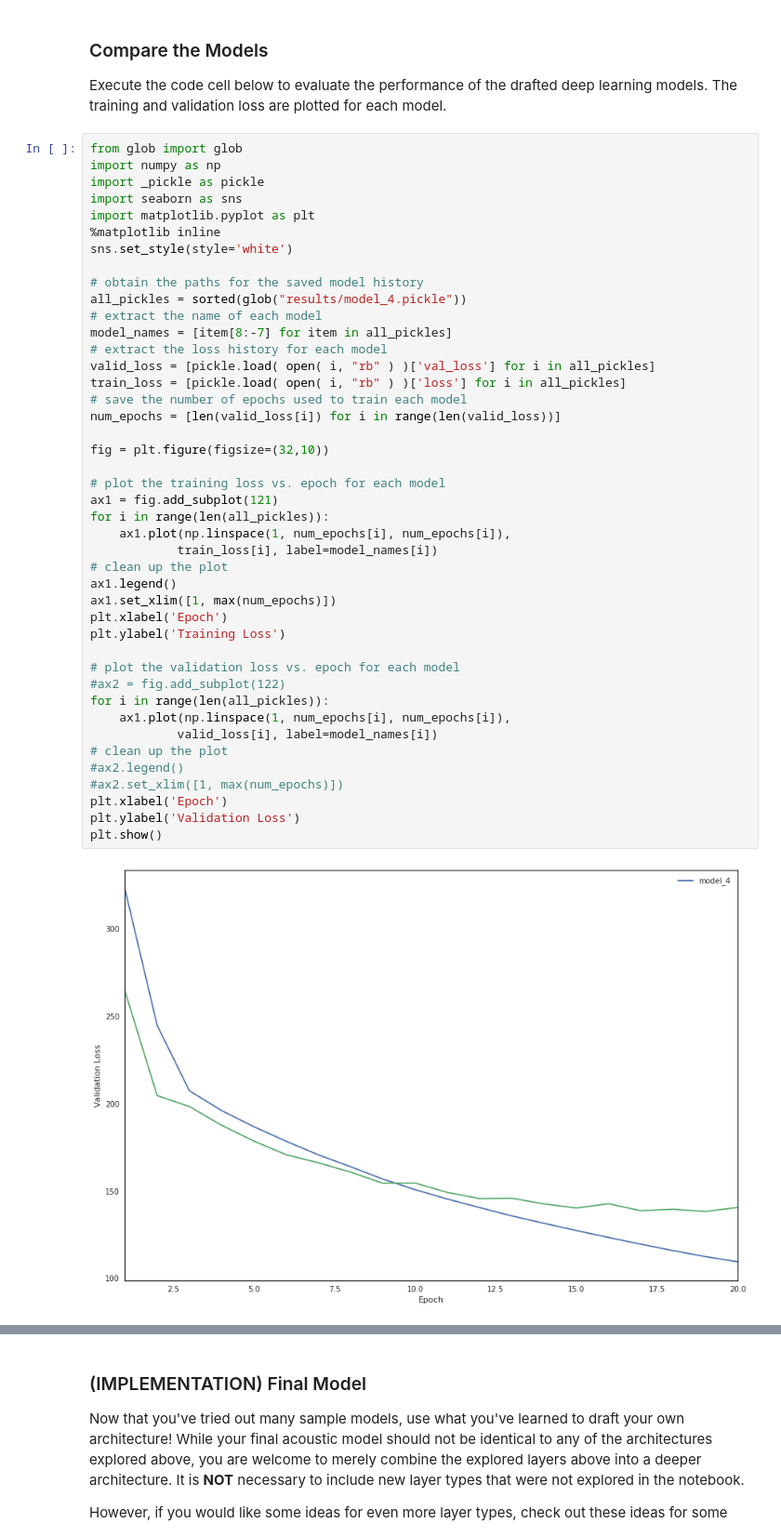
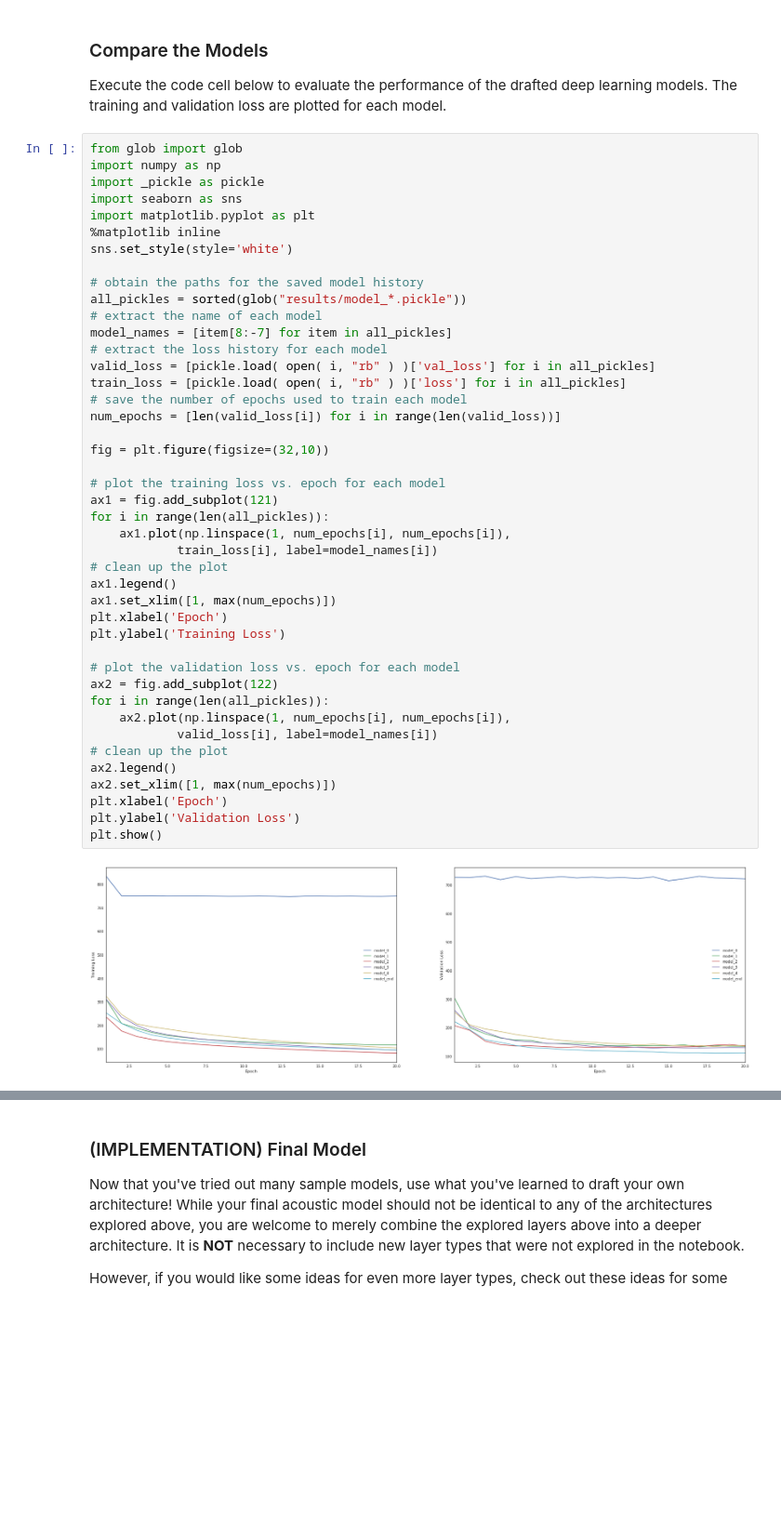
Before and after one commit to ttauruss/aind-vui-capstone, a Jupyter notebook: vui_notebook.ipynb, the cells around one changed output, grey strips where cells are left out. Shown at 93% size. Drawn from its saved outputs; the diff is of its cells as text; blank space fills up the shorter version.

```diff
--- a/vui_notebook.ipynb
+++ b/vui_notebook.ipynb
@@ -463,41 +492,41 @@ import matplotlib.pyplot as plt
 sns.set_style(style='white')
 
 # obtain the paths for the saved model history
-all_pickles = sorted(glob("results/model_4.pickle"))
+all_pickles = sorted(glob("results/model_*.pickle"))
 # extract the name of each model
 model_names = [item[8:-7] for item in all_pickles]
 # extract the loss history for each model
 valid_loss = [pickle.load( open( i, "rb" ) )['val_loss'] for i in all_pickles]
 train_loss = [pickle.load( open( i, "rb" ) )['loss'] for i in all_pickles]
 # save the number of epochs used to train each model
 num_epochs = [len(valid_loss[i]) for i in range(len(valid_loss))]
 
 fig = plt.figure(figsize=(32,10))
 
 # plot the training loss vs. epoch for each model
 ax1 = fig.add_subplot(121)
 for i in range(len(all_pickles)):
     ax1.plot(np.linspace(1, num_epochs[i], num_epochs[i]),
             train_loss[i], label=model_names[i])
 # clean up the plot
 ax1.legend()
 ax1.set_xlim([1, max(num_epochs)])
 plt.xlabel('Epoch')
 plt.ylabel('Training Loss')
 
 # plot the validation loss vs. epoch for each model
-#ax2 = fig.add_subplot(122)
+ax2 = fig.add_subplot(122)
 for i in range(len(all_pickles)):
-    ax1.plot(np.linspace(1, num_epochs[i], num_epochs[i]),
+    ax2.plot(np.linspace(1, num_epochs[i], num_epochs[i]),
             valid_loss[i], label=model_names[i])
 # clean up the plot
-#ax2.legend()
-#ax2.set_xlim([1, max(num_epochs)])
+ax2.legend()
+ax2.set_xlim([1, max(num_epochs)])
 plt.xlabel('Epoch')
 plt.ylabel('Validation Loss')
 plt.show()
 # %% [output]
-[figure, old version]
+[figure, new version]
 # %% [markdown]
 __Question 1:__ Use the plot above to analyze the performance of each of the attempted architectures.  Which performs best?  Provide an explanation regarding why you think some models perform better than others.
 
```
Also changed, not shown: parts of 5 cells of this notebook, 8 other files.
